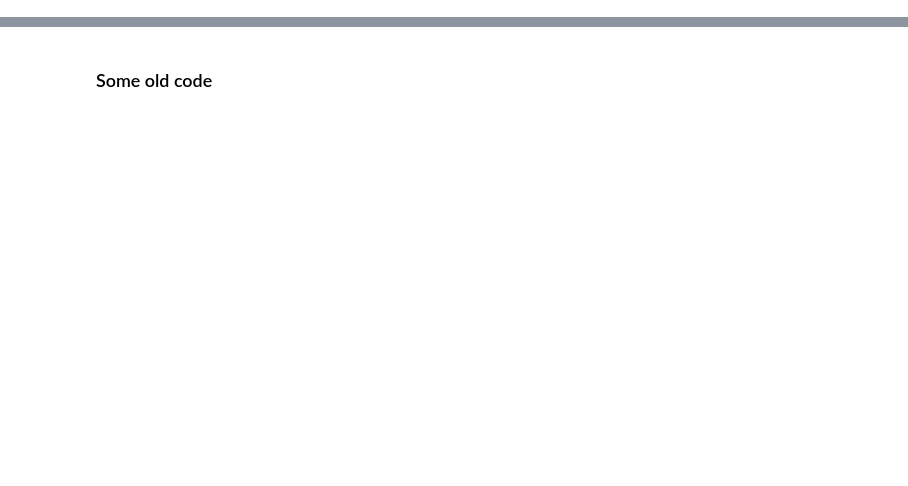
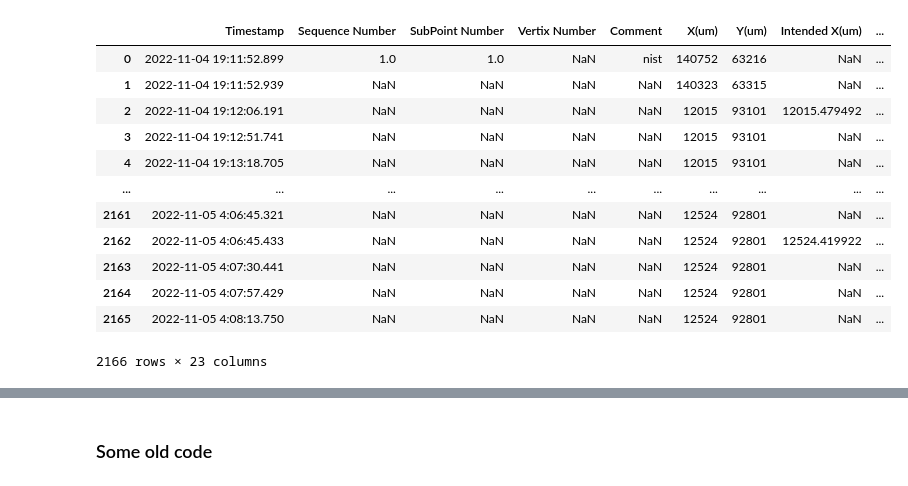
Before and after one commit to jiexu2776/boron-main, a Jupyter notebook: get average values.ipynb, the cells around one changed output, grey strips where cells are left out. Drawn from its saved outputs; the diff is of its cells as text; code cells hidden in the pictures; blank space fills up the shorter version.

```diff
--- a/get average values.ipynb
+++ b/get average values.ipynb
@@ -138,0 +256,16 @@ for i in dfN['sequence']:
+# %%
+df_Laser
+# %% [output]
+|  | Timestamp | Sequence Number | SubPoint Number | Vertix Number | Comment | X(um) | Y(um) | Intended X(um) | ... |
+| 0 | 2022-11-04 19:11:52.899 | 1.0 | 1.0 | NaN | nist | 140752 | 63216 | NaN | ... |
+| 1 | 2022-11-04 19:11:52.939 | NaN | NaN | NaN | NaN | 140323 | 63315 | NaN | ... |
+| 2 | 2022-11-04 19:12:06.191 | NaN | NaN | NaN | NaN | 12015 | 93101 | 12015.479492 | ... |
+| 3 | 2022-11-04 19:12:51.741 | NaN | NaN | NaN | NaN | 12015 | 93101 | NaN | ... |
+| 4 | 2022-11-04 19:13:18.705 | NaN | NaN | NaN | NaN | 12015 | 93101 | NaN | ... |
+| ... | ... | ... | ... | ... | ... | ... | ... | ... | ... |
+| 2161 | 2022-11-05 4:06:45.321 | NaN | NaN | NaN | NaN | 12524 | 92801 | NaN | ... |
+| 2162 | 2022-11-05 4:06:45.433 | NaN | NaN | NaN | NaN | 12524 | 92801 | 12524.419922 | ... |
+| 2163 | 2022-11-05 4:07:30.441 | NaN | NaN | NaN | NaN | 12524 | 92801 | NaN | ... |
+| 2164 | 2022-11-05 4:07:57.429 | NaN | NaN | NaN | NaN | 12524 | 92801 | NaN | ... |
+| 2165 | 2022-11-05 4:08:13.750 | NaN | NaN | NaN | NaN | 12524 | 92801 | NaN | ... |
+2166 rows × 23 columns
```
Also changed, not shown: parts of 22 cells of this notebook.
